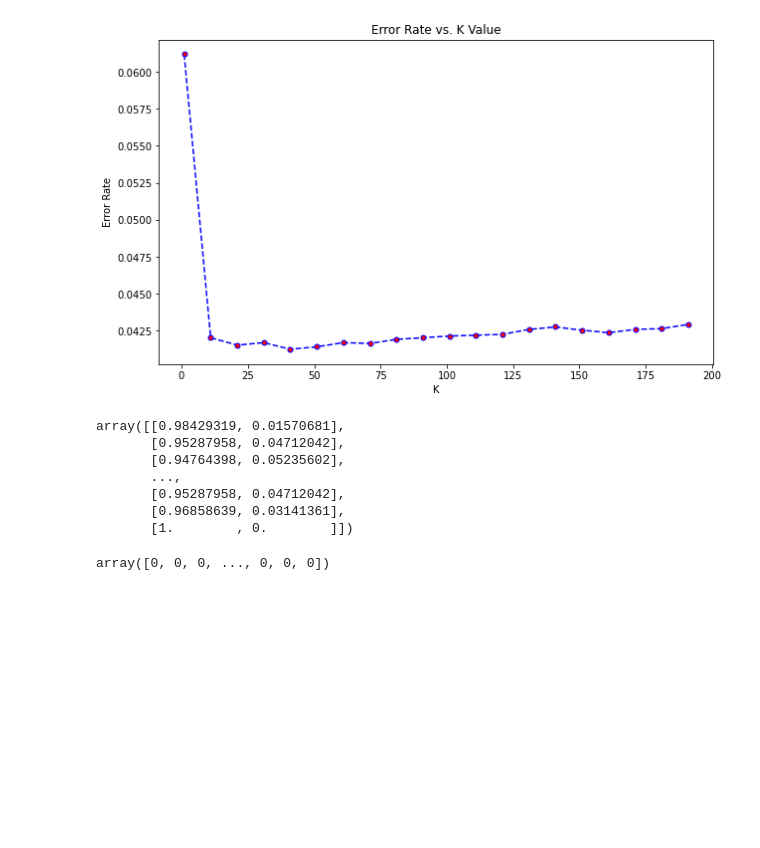
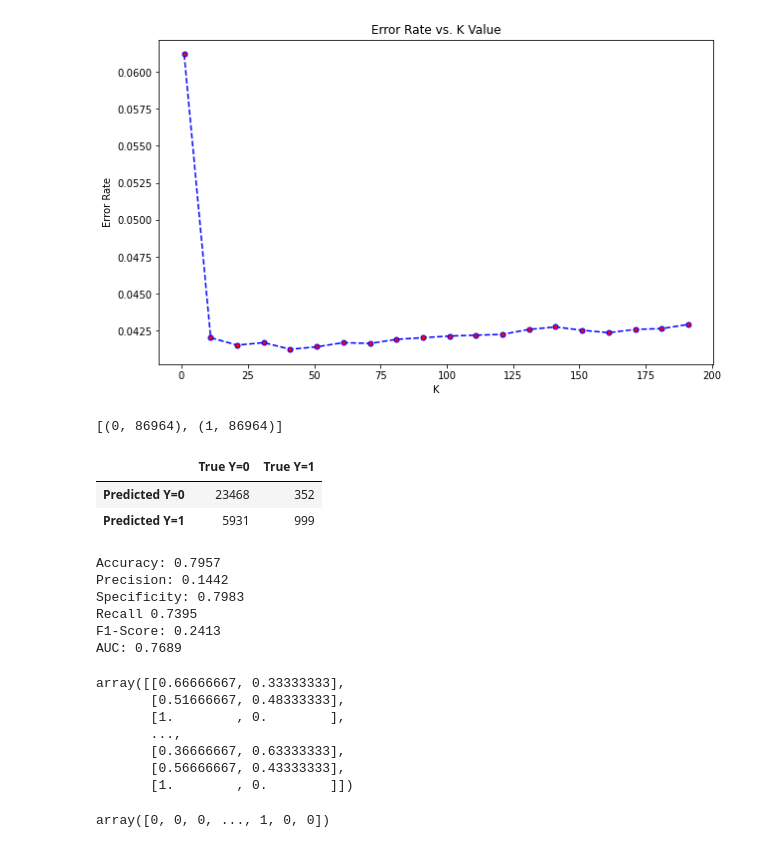
Before and after one commit to MaifengNg/DSA4262, a Jupyter notebook: ModelTraining/knn.ipynb, the cells around one changed output. Drawn from its saved outputs; the diff is of its cells as text; code cells hidden in the pictures; blank space fills up the shorter version.

Commit message:
random over sample

```diff
--- a/ModelTraining/knn.ipynb
+++ b/ModelTraining/knn.ipynb
@@ -129,14 +132,50 @@ plt.show()
+# %%
+# Randomly over sample the minority class
+ros = RandomOverSampler(random_state=42)
+X_train_ros, y_train_ros= ros.fit_resample(X_train, y_train)
+# Check the number of records after over sampling
+print(sorted(Counter(y_train_ros).items()))
+# %% [output]
+[(0, 86964), (1, 86964)]
+# %%
+#fit KNN model where k = 60
+k = 60
+knn = KNeighborsClassifier(n_neighbors = k, n_jobs=-1).fit(X_train_ros, y_train_ros)
+
+#predict on test set, with results and metrics shown
+pred_y = knn.predict(X_test)
+cm = pd.DataFrame(confusion_matrix(pred_y, y_test))
+cm.columns = ['True Y=0','True Y=1']
+cm.index = ['Predicted Y=0','Predicted Y=1']
+display(cm)
+specificity = cm.iloc[0, 0]/(cm.iloc[0, 0] + cm.iloc[1, 0])
+print("Accuracy:",round(accuracy_score(y_test, pred_y),4))
+print('Precision:', round(precision_score(y_test, pred_y),4))
+print('Specificity:', round(specificity,4))
+print('Recall',round(recall_score(y_test,pred_y),4))
+print('F1-Score:', round(f1_score(y_test,pred_y),4))
+print('AUC:',round(roc_auc_score(y_test, pred_y),4))
+# %% [output]
+|  | True Y=0 | True Y=1 |
+| Predicted Y=0 | 23468 | 352 |
+| Predicted Y=1 | 5931 | 999 |
+Accuracy: 0.7957
+Precision: 0.1442
+Specificity: 0.7983
+Recall 0.7395
+F1-Score: 0.2413
+AUC: 0.7689
 # %%
 knn.predict_proba(X_test)
 # %% [output]
-array([[0.98429319, 0.01570681],
-       [0.95287958, 0.04712042],
-       [0.94764398, 0.05235602],
+array([[0.66666667, 0.33333333],
+       [0.51666667, 0.48333333],
+       [1.        , 0.        ],
        ...,
-       [0.95287958, 0.04712042],
-       [0.96858639, 0.03141361],
+       [0.36666667, 0.63333333],
+       [0.56666667, 0.43333333],
        [1.        , 0.        ]])
 # %%
 pred_y
 # %% [output]
-array([0, 0, 0, ..., 0, 0, 0])
+array([0, 0, 0, ..., 1, 0, 0])
```
Also changed, not shown: parts of 2 cells of this notebook.
